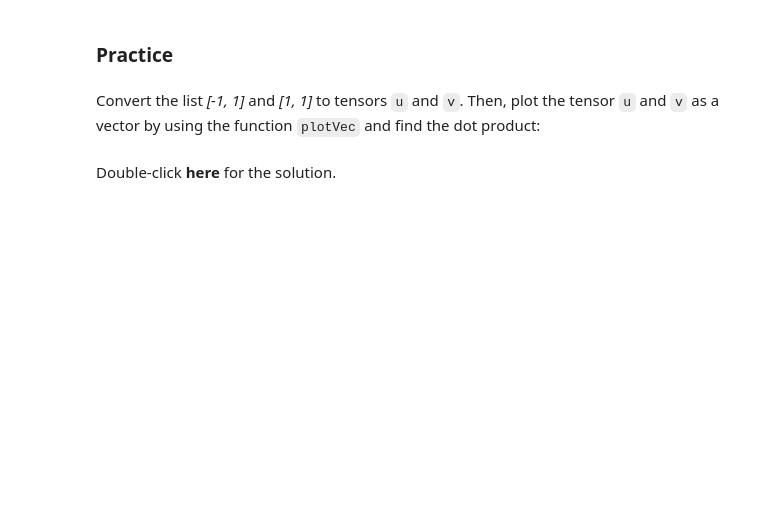
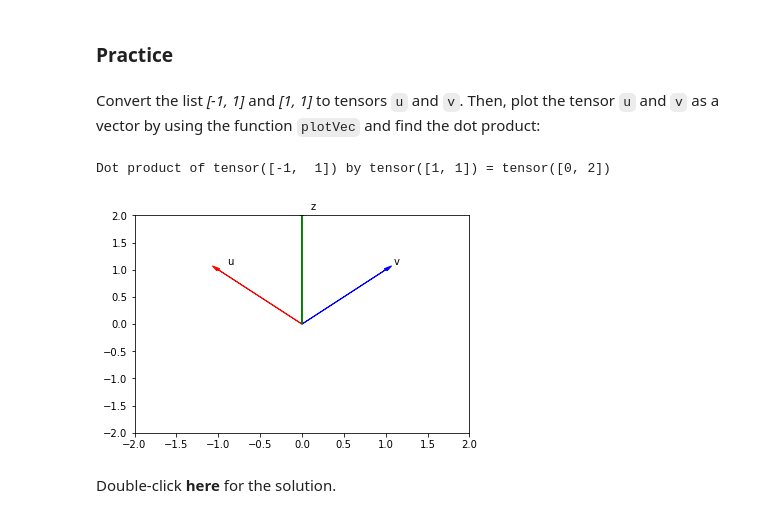
Before and after one commit to ftarantuviez/DNNs_with_pytorch, a Jupyter notebook: Week 1/1.1_1Dtensors_v2.ipynb, the cells around one changed output. Saved outputs shown, nothing was run; the diff lists cells and outputs as text; code cells hidden in the pictures; blank space fills up the shorter version.

```diff
--- a/Week 1/1.1_1Dtensors_v2.ipynb
+++ b/Week 1/1.1_1Dtensors_v2.ipynb
@@ -648,3 +780,17 @@ Convert the list <i>[-1, 1]</i> and <i>[1, 1]</i> to tensors <code>u</code> and
+# %%
+u = torch.tensor([-1,1])
+v = torch.tensor([1,1])
+z = u + v
+dot_product = torch.dot(u,v)
+print("Dot product of {} by {} = {}".format(u,v,z))
+plotVec([
+    {"vector": u.numpy(), "name": 'u', "color": 'r'},
+    {"vector": v.numpy(), "name": 'v', "color": 'b'},
+    {"vector": z.numpy(), "name": 'z', "color": 'g'}
+])
+# %% [output]
+Dot product of tensor([-1,  1]) by tensor([1, 1]) = tensor([0, 2])
+[figure, added]
 # %% [markdown]
 Double-click <b>here</b> for the solution.
 
```
Also changed, not shown: parts of 54 cells of this notebook.
